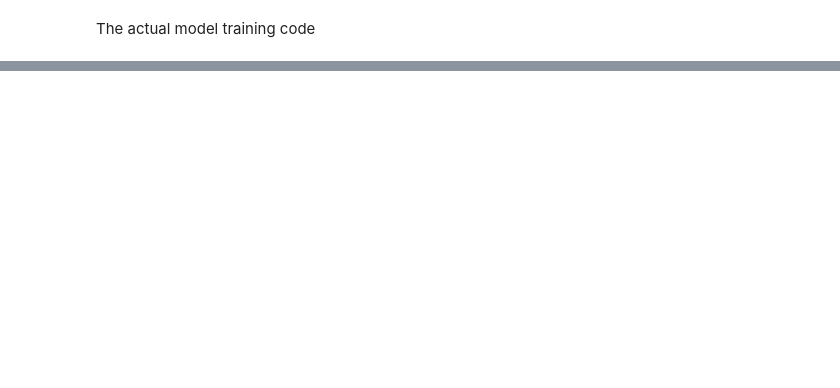
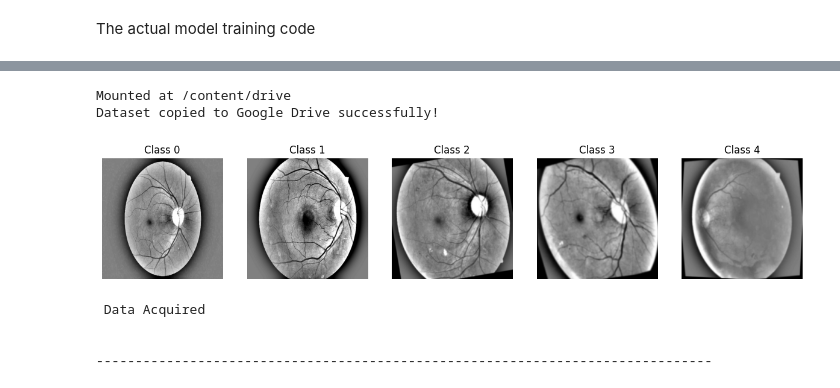
Before and after one commit to tauhaimran/Spartans_AI-Classifican-Model-for-Diabetic-Retinopathy--DR-, a Jupyter notebook: Spartans/notebook/model_training.ipynb, the cells around one changed output, grey strips where cells are left out. Saved outputs shown, nothing was run; the diff lists cells and outputs as text; code cells hidden in the pictures; blank space fills up the shorter version.

Commit message:
updates model_training file

```diff
--- a/Spartans/notebook/model_training.ipynb
+++ b/Spartans/notebook/model_training.ipynb
@@ -43,0 +90,68 @@ testing
+# %%
+# getting data:
+
+from google.colab import drive
+import shutil
+
+drive.mount('/content/drive')
+
+destination_path = "/content/drive/MyDrive/diabetic-retinopathy-dataset"
+shutil.copytree(dataset_path, destination_path)
+
+print("Dataset copied to Google Drive successfully!")
+# %% [output]
+Mounted at /content/drive
+Dataset copied to Google Drive successfully!
+# %%
+
+import matplotlib.pyplot as plt
+
+# Corrected base dataset path
+base_path = "/content/drive/MyDrive/diabetic-retinopathy-dataset/content/Diabetic_Balanced_Data"
+
+# Dataset splits
+splits = ["train", "test", "val"]  # Change as needed
+
+# Number of classes
+classes = ["0", "1", "2", "3", "4"]
+
+# Select split (change to "test" or "val" if needed)
+split = "train"
+
+# Dictionary to store sample images
+sample_images = {}
+
+# Load one image per class
+for cls in classes:
+    class_path = os.path.join(base_path, split, cls)  # Path to class folder
+
+    # Check if the class folder exists
+    if not os.path.exists(class_path):
+        print(f"Warning: Class folder {class_path} not found!")
+        continue
+
+    images = [f for f in os.listdir(class_path) if f.lower().endswith(('.png', '.jpg', '.jpeg'))]
+
+    if images:  # Ensure folder is not empty
+        img_path = os.path.join(class_path, images[0])  # Get the first image
+        img = cv2.imread(img_path)  # Read image
+        img = cv2.cvtColor(img, cv2.COLOR_BGR2RGB)  # Convert BGR to RGB
+        sample_images[cls] = img
+
+# Plot the images
+plt.figure(figsize=(15, 5))
+for i, (cls, img) in enumerate(sample_images.items()):
+    plt.subplot(1, len(sample_images), i + 1)
+    plt.imshow(img)
+    plt.title(f"Class {cls}")
+    plt.axis("off")
+
+plt.show()
+print("\n\n Data Acquired \n\n")
+print("-------------------------------------------------------------------------------")
+# %% [output]
+[figure, added]
+ Data Acquired
+
+
+-------------------------------------------------------------------------------
```
Also changed, not shown: parts of 7 cells of this notebook.
